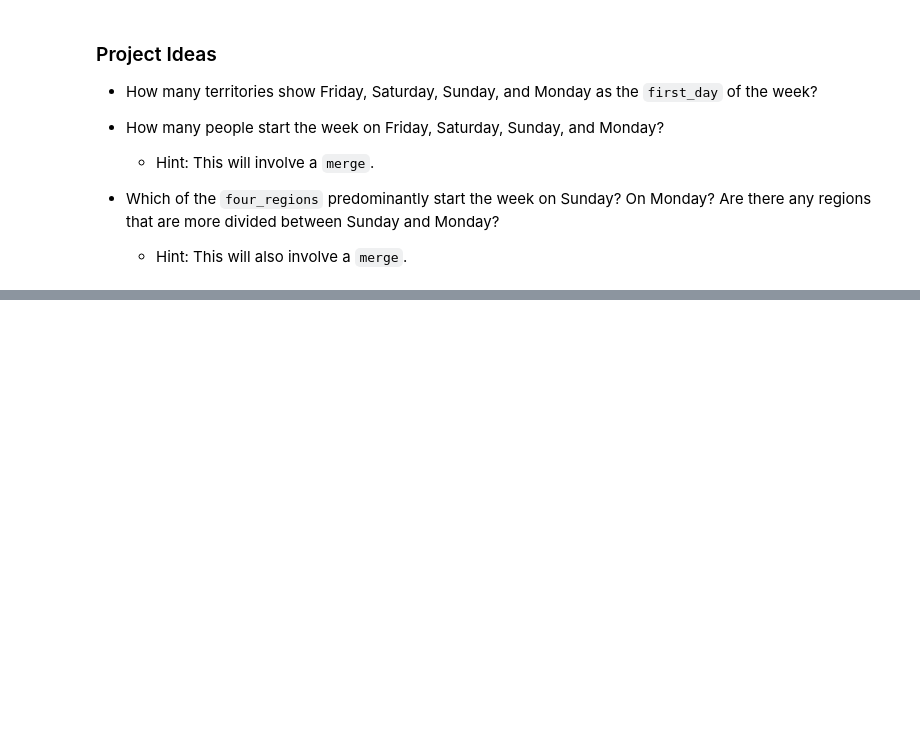
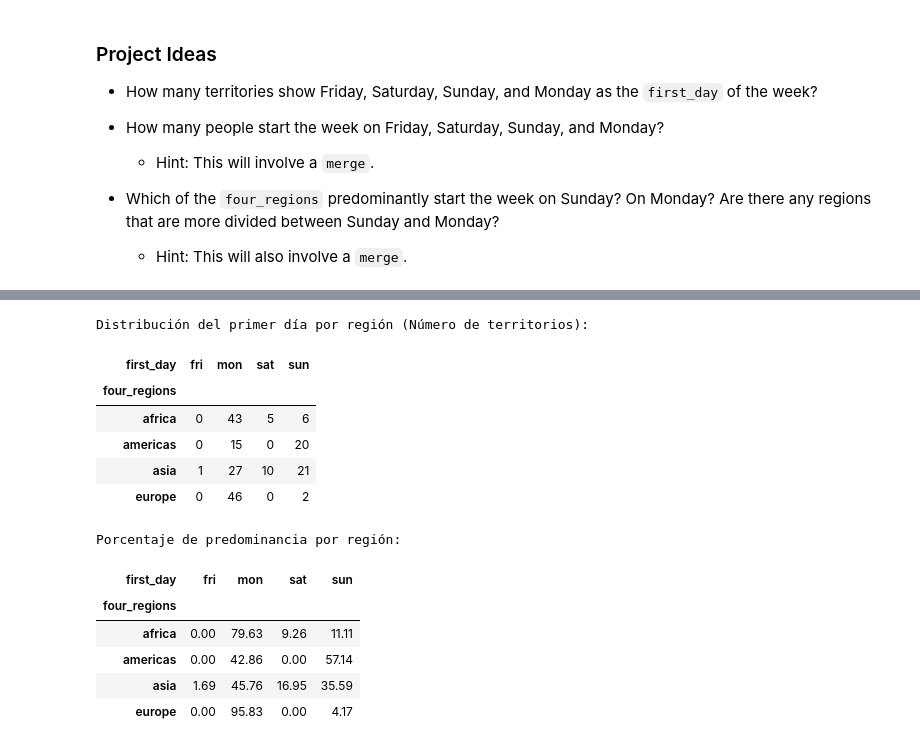
Before and after one commit to m00n07/mineria_de_datos, a Jupyter notebook: first_day_of_week.ipynb, the cells around one changed output, grey strips where cells are left out. Saved outputs shown, nothing was run; the diff lists cells and outputs as text; code cells hidden in the pictures; blank space fills up the shorter version.

```diff
--- a/first_day_of_week.ipynb
+++ b/first_day_of_week.ipynb
@@ -69,0 +79,10 @@ regions.head()
+# %%
+# How many people start the week on Friday, Saturday, Sunday, and Monday?
+# 1. Unimos los datos de días con la población
+df_pop_dia = df.merge(pop, on='alpha3', how='inner')
+
+# 2. Sumamos la población (que está en millones) agrupando por el día
+poblacion_por_dia = df_pop_dia.groupby('first_day')['population'].sum().sort_values(ascending=False)
+
+print("Población total (en millones) según el inicio de la semana:")
+display(poblacion_por_dia)
@@ -69,0 +98,30 @@ regions.head()
+# %%
+# Which of the `four_regions` predominantly start the week on Sunday? On Monday? Are there any regions that are more divided between Sunday and Monday?
+# 1. Unimos el dataframe previo con el de regiones
+df_completo = df_pop_dia.merge(regions, on='alpha3', how='inner')
+
+# 2. Creamos una tabla cruzada (Crosstab) para ver la distribución
+distribucion_regional = pd.crosstab(df_completo['four_regions'], df_completo['first_day'])
+
+print("Distribución del primer día por región (Número de territorios):")
+display(distribucion_regional)
+
+# Opcional: Verlo en porcentajes para identificar la predominancia
+predominancia = distribucion_regional.div(distribucion_regional.sum(axis=1), axis=0) * 100
+print("\nPorcentaje de predominancia por región:")
+display(predominancia.round(2))
+# %% [output]
+Distribución del primer día por región (Número de territorios):
+| first_day | fri | mon | sat | sun |
+| four_regions |  |  |  |  |
+| africa | 0 | 43 | 5 | 6 |
+| americas | 0 | 15 | 0 | 20 |
+| asia | 1 | 27 | 10 | 21 |
+| europe | 0 | 46 | 0 | 2 |
+Porcentaje de predominancia por región:
+| first_day | fri | mon | sat | sun |
+| four_regions |  |  |  |  |
+| africa | 0.00 | 79.63 | 9.26 | 11.11 |
+| americas | 0.00 | 42.86 | 0.00 | 57.14 |
+| asia | 1.69 | 45.76 | 16.95 | 35.59 |
+| europe | 0.00 | 95.83 | 0.00 | 4.17 |
```
Also changed, not shown: parts of 4 cells of this notebook.
